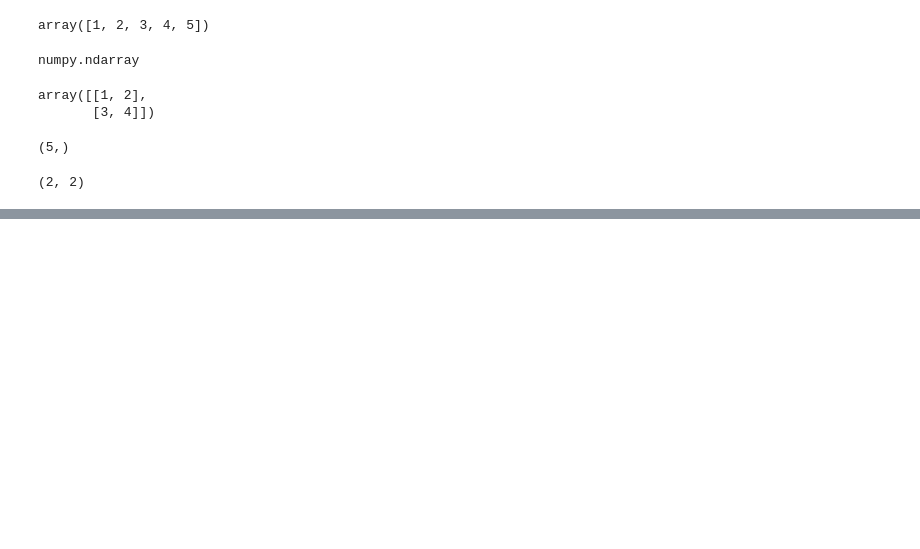
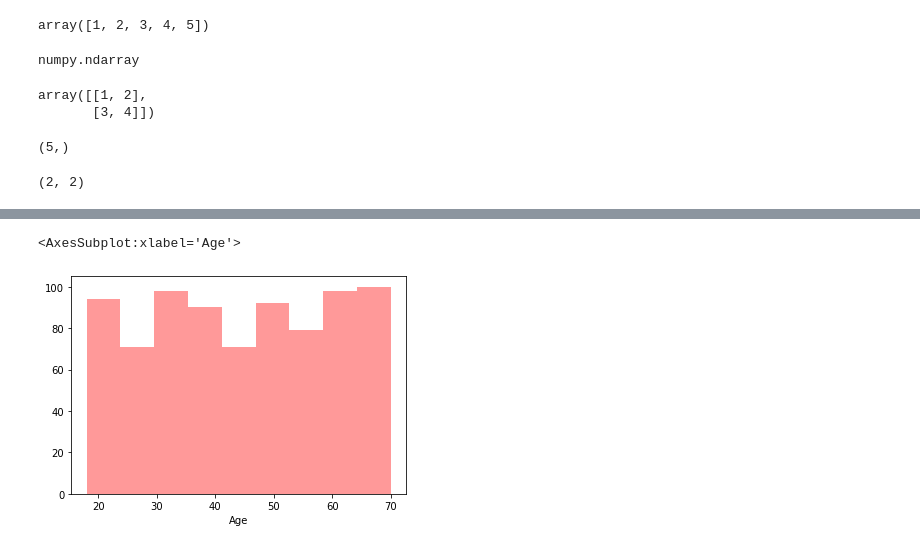
Before and after one commit to Habislife/AI, a Jupyter notebook: Full Course Ai/Lecture_2.ipynb, the cells around one changed output, grey strips where cells are left out. Saved outputs shown, nothing was run; the diff lists cells and outputs as text; code cells hidden in the pictures; blank space fills up the shorter version.

```diff
--- a/Full Course Ai/Lecture_2.ipynb
+++ b/Full Course Ai/Lecture_2.ipynb
@@ -29,0 +99,5 @@ import pandas as pd
+# %%
+sns.distplot(data2.Age,kde = False,color = "red")
+# %% [output]
+<AxesSubplot:xlabel='Age'>
+[figure, added]
```
Also changed, not shown: parts of 14 cells of this notebook.
